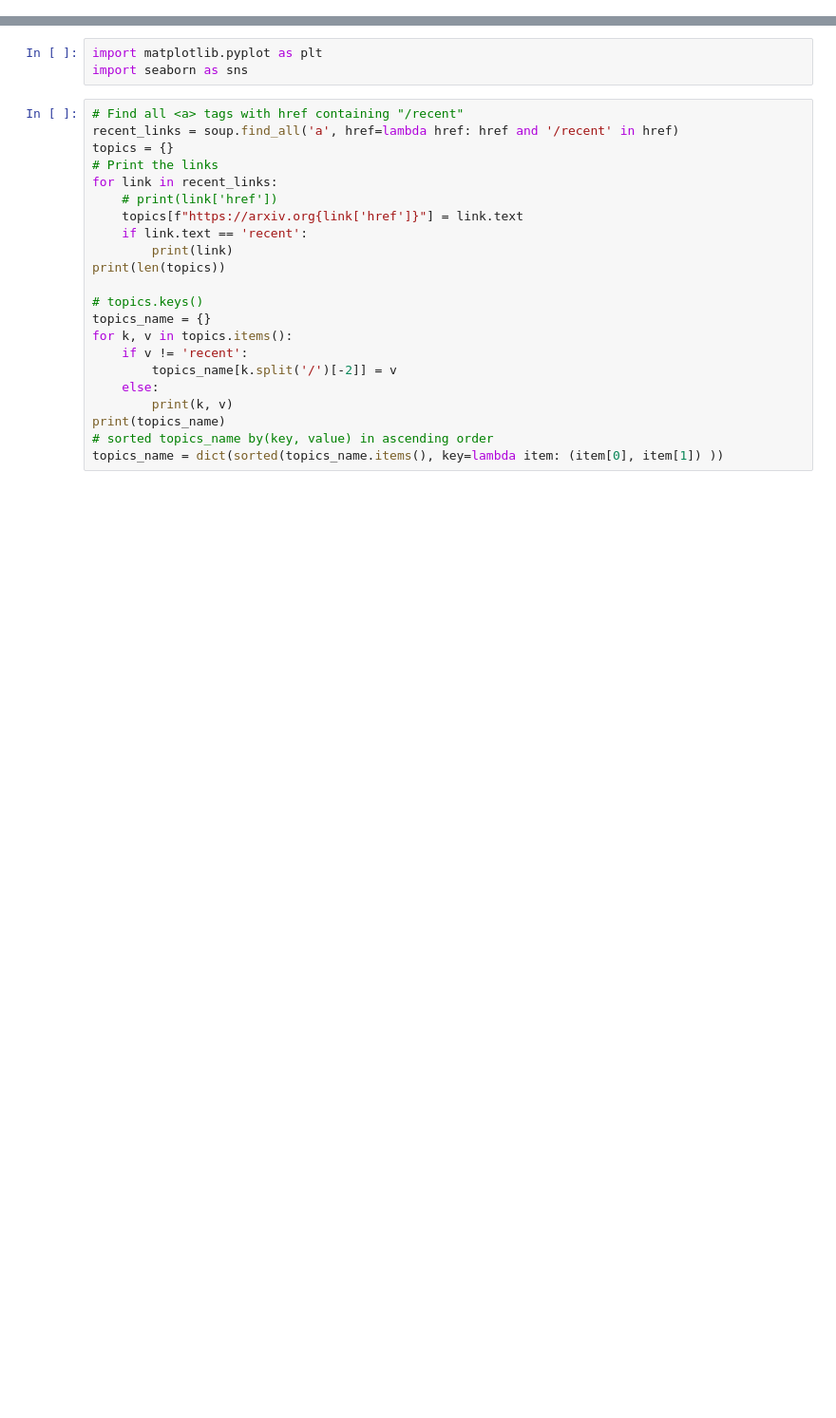
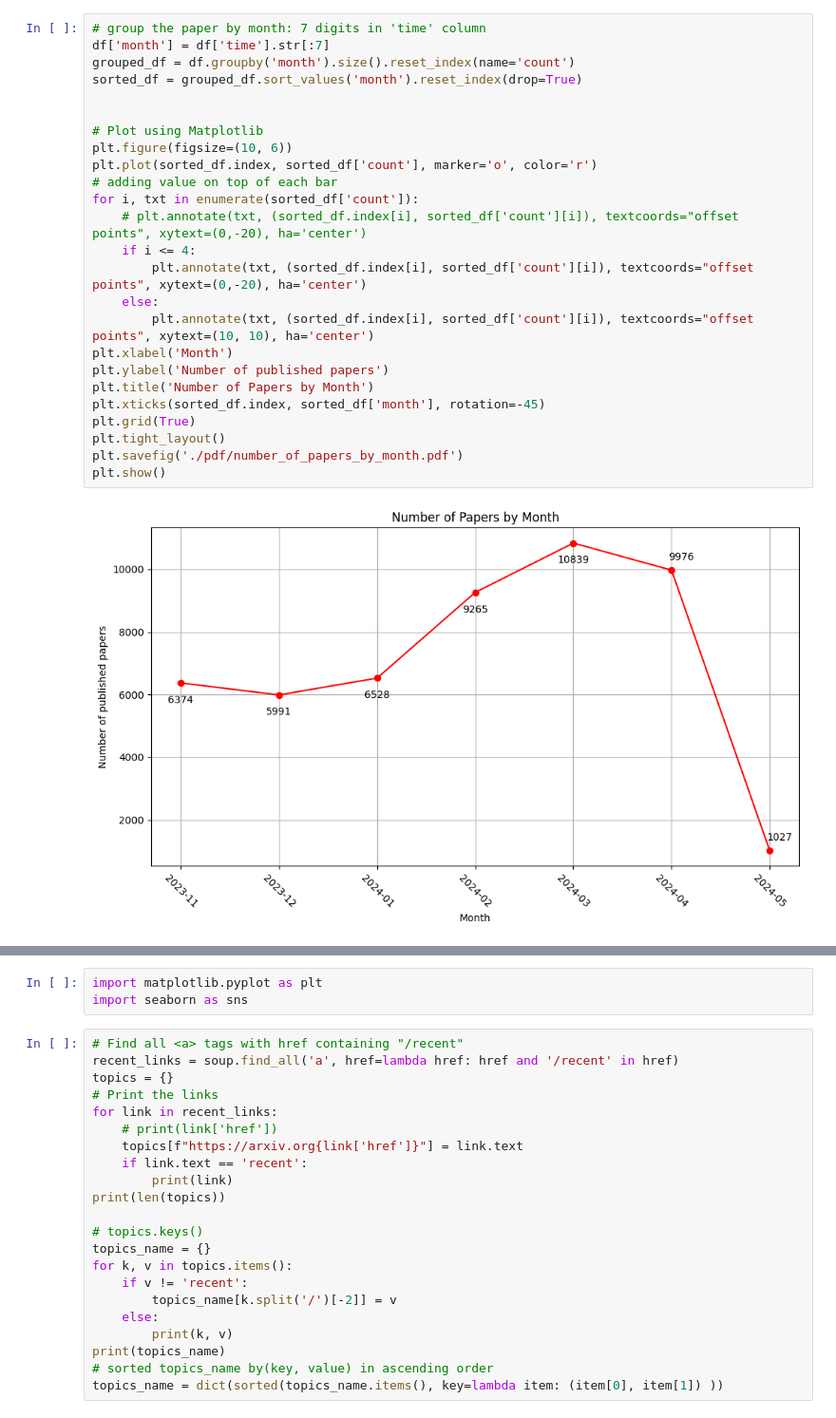
Before and after one commit to mtuann/comp5120-data-vis, a Jupyter notebook: project02/test-data-arxiv.ipynb, the cells around one changed output, grey strips where cells are left out. Shown at 95% size. Drawn from its saved outputs; the diff is of its cells as text; blank space fills up the shorter version.

```diff
--- a/project02/test-data-arxiv.ipynb
+++ b/project02/test-data-arxiv.ipynb
@@ -15,0 +126,27 @@ data = pd.read_csv('/Users/tuan/Desktop/vinuni-stuff/comp5120-datavis/projects/p
+# %%
+# group the paper by month: 7 digits in 'time' column
+df['month'] = df['time'].str[:7]
+grouped_df = df.groupby('month').size().reset_index(name='count')
+sorted_df = grouped_df.sort_values('month').reset_index(drop=True)
+
+
+# Plot using Matplotlib
+plt.figure(figsize=(10, 6))
+plt.plot(sorted_df.index, sorted_df['count'], marker='o', color='r')
+# adding value on top of each bar
+for i, txt in enumerate(sorted_df['count']):
+    # plt.annotate(txt, (sorted_df.index[i], sorted_df['count'][i]), textcoords="offset points", xytext=(0,-20), ha='center')
+    if i <= 4:
+        plt.annotate(txt, (sorted_df.index[i], sorted_df['count'][i]), textcoords="offset points", xytext=(0,-20), ha='center')
+    else:
+        plt.annotate(txt, (sorted_df.index[i], sorted_df['count'][i]), textcoords="offset points", xytext=(10, 10), ha='center')
+plt.xlabel('Month')
+plt.ylabel('Number of published papers')
+plt.title('Number of Papers by Month')
+plt.xticks(sorted_df.index, sorted_df['month'], rotation=-45)
+plt.grid(True)
+plt.tight_layout()
+plt.savefig('./pdf/number_of_papers_by_month.pdf')
+plt.show()
+# %% [output]
+[figure, added]
```
Also changed, not shown: parts of 17 cells of this notebook, 1 other file.
